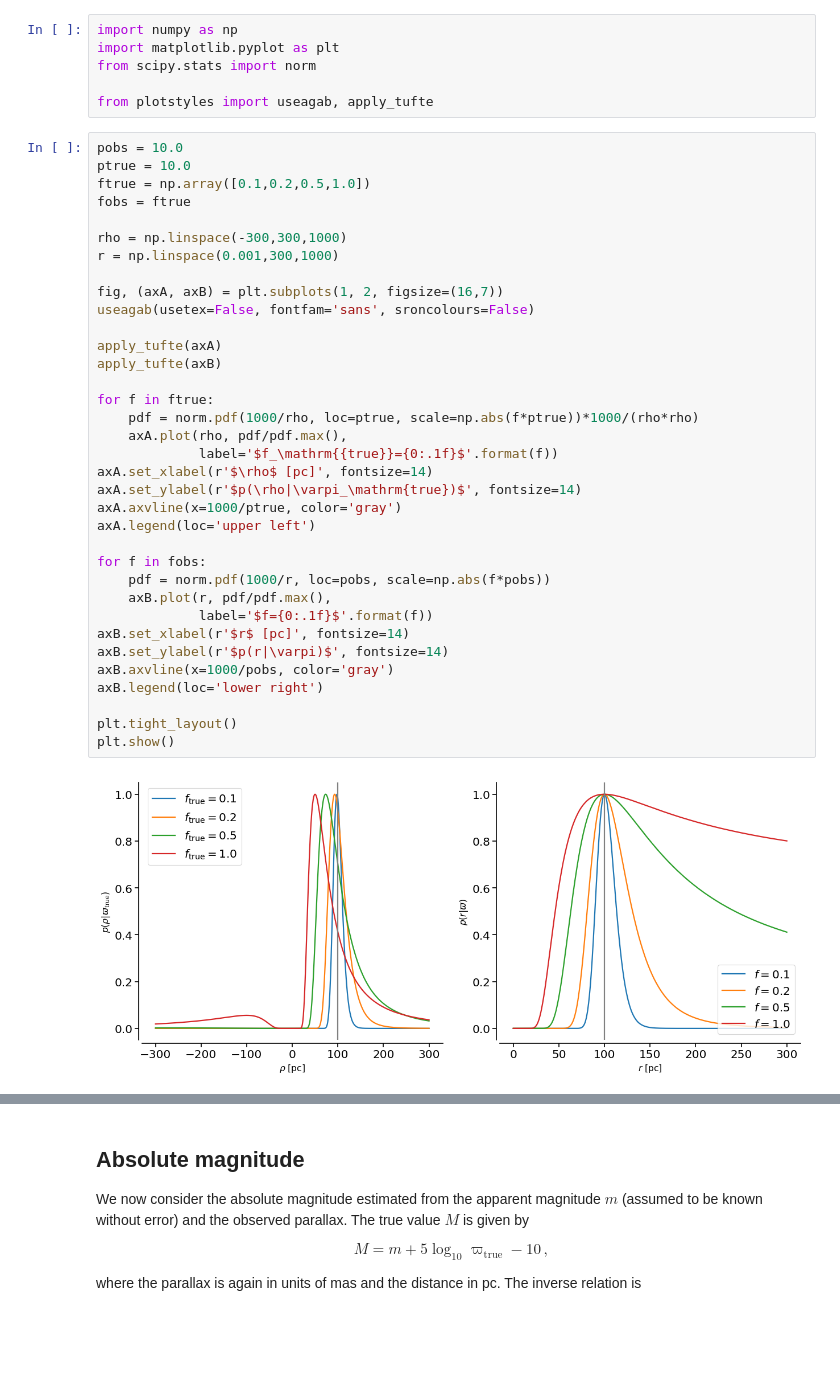
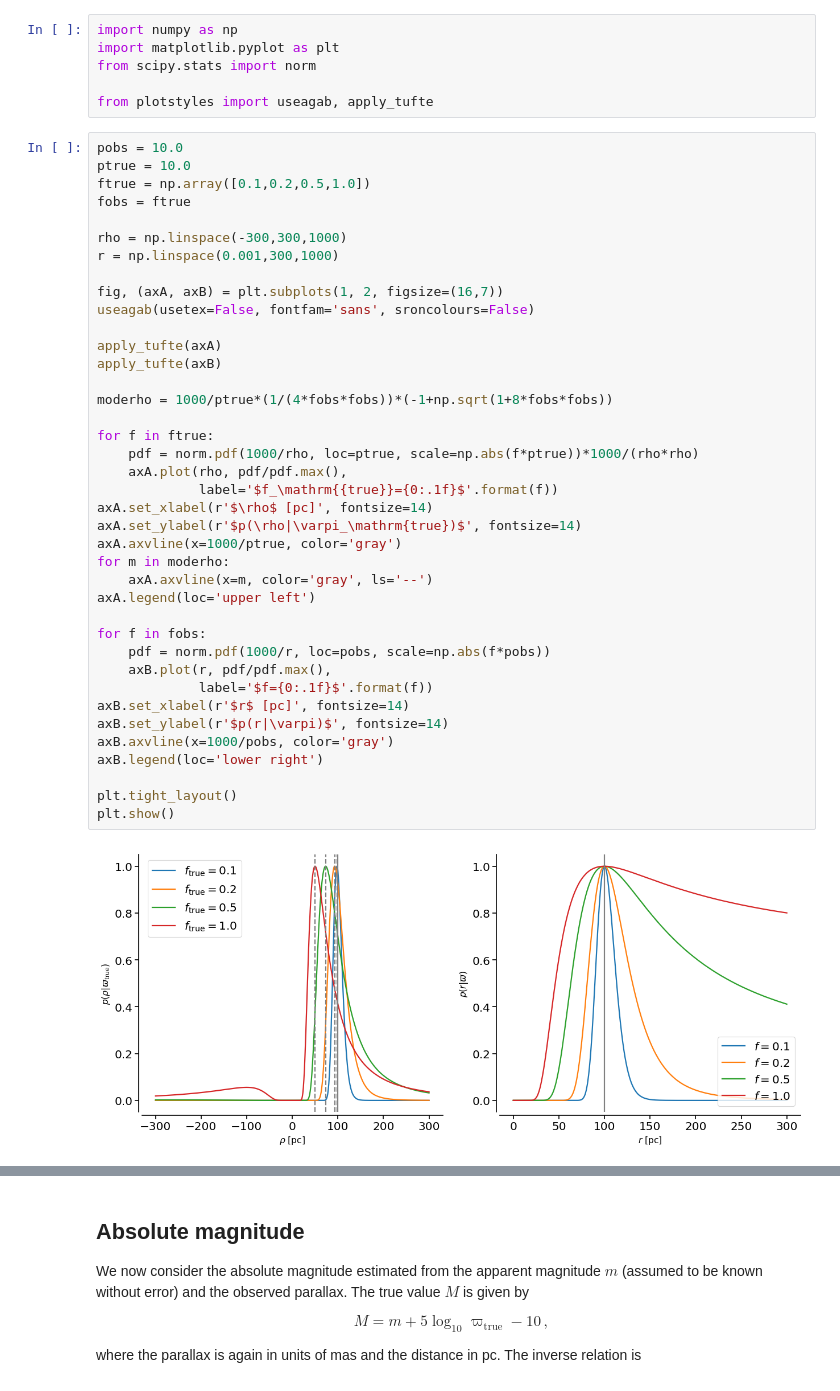
Before and after one commit to agabrown/astrometry-inference-tutorials, a Jupyter notebook: luminosity-calibration/Parallax_related_quantities.ipynb, the cells around one changed output, grey strips where cells are left out. Drawn from its saved outputs; the diff is of its cells as text; blank space fills up the shorter version.

```diff
--- a/luminosity-calibration/Parallax_related_quantities.ipynb
+++ b/luminosity-calibration/Parallax_related_quantities.ipynb
@@ -53,34 +53,38 @@ fobs = ftrue
 rho = np.linspace(-300,300,1000)
 r = np.linspace(0.001,300,1000)
 
 fig, (axA, axB) = plt.subplots(1, 2, figsize=(16,7))
 useagab(usetex=False, fontfam='sans', sroncolours=False)
 
 apply_tufte(axA)
 apply_tufte(axB)
 
+moderho = 1000/ptrue*(1/(4*fobs*fobs))*(-1+np.sqrt(1+8*fobs*fobs))
+
 for f in ftrue:
     pdf = norm.pdf(1000/rho, loc=ptrue, scale=np.abs(f*ptrue))*1000/(rho*rho)
     axA.plot(rho, pdf/pdf.max(),
              label='$f_\mathrm{{true}}={0:.1f}$'.format(f))
 axA.set_xlabel(r'$\rho$ [pc]', fontsize=14)
 axA.set_ylabel(r'$p(\rho|\varpi_\mathrm{true})$', fontsize=14)
 axA.axvline(x=1000/ptrue, color='gray')
+for m in moderho:
+    axA.axvline(x=m, color='gray', ls='--')
 axA.legend(loc='upper left')
 
 for f in fobs:
     pdf = norm.pdf(1000/r, loc=pobs, scale=np.abs(f*pobs))
     axB.plot(r, pdf/pdf.max(),
              label='$f={0:.1f}$'.format(f))
 axB.set_xlabel(r'$r$ [pc]', fontsize=14)
 axB.set_ylabel(r'$p(r|\varpi)$', fontsize=14)
 axB.axvline(x=1000/pobs, color='gray')
 axB.legend(loc='lower right')
 
 plt.tight_layout()
 plt.show()
 # %% [output]
-[figure, old version]
+[figure, new version]
 # %% [markdown]
 ### Comments
 
```
Also changed, not shown: parts of 1 cell of this notebook.
